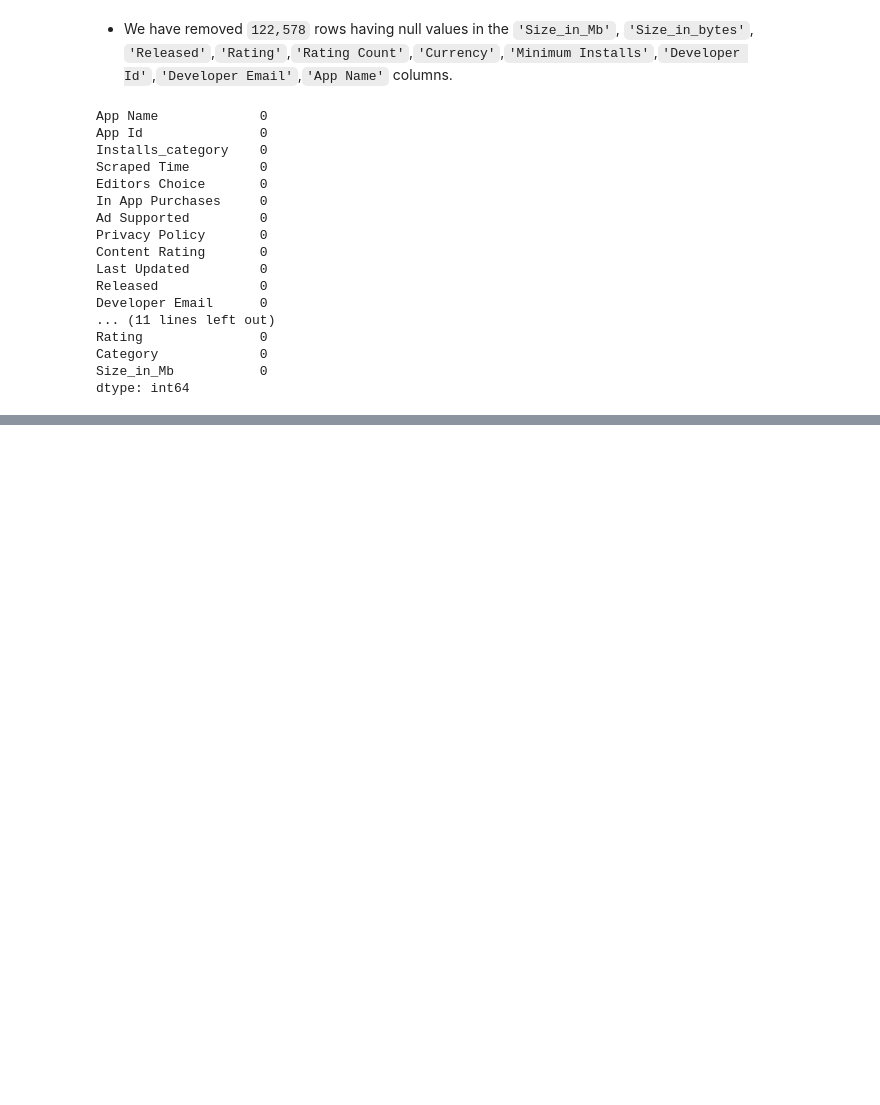
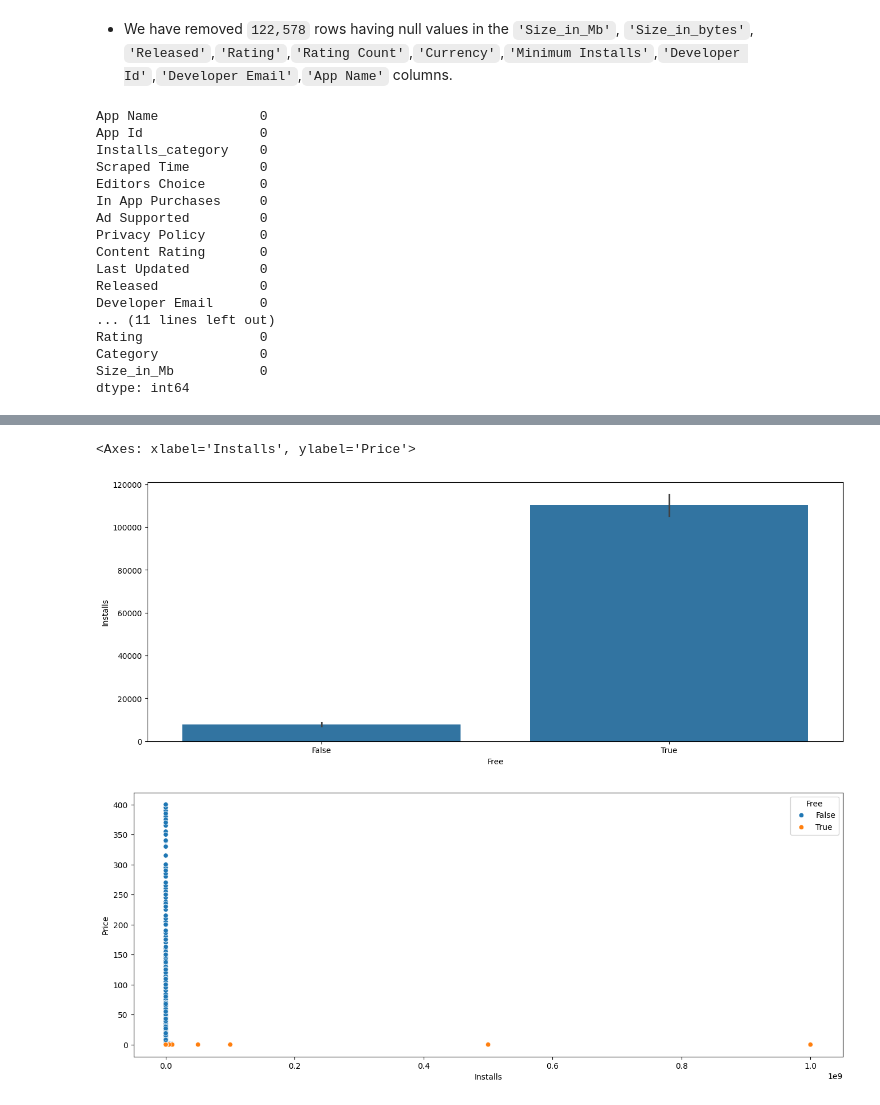
Before and after one commit to Danish12365/AI-and-Data-Science-6-Months, a Jupyter notebook: day_17/Google-Playstore2.ipynb, the cells around one changed output, grey strips where cells are left out. Saved outputs shown, nothing was run; the diff lists cells and outputs as text; code cells hidden in the pictures; blank space fills up the shorter version.

```diff
--- a/day_17/Google-Playstore2.ipynb
+++ b/day_17/Google-Playstore2.ipynb
@@ -741,0 +903,7 @@ dtype: int64
+# %%
+# rename the column name 'Size' to 'Size_in_bytes'
+df.rename(columns={'Free': 'Type'}, inplace=True)
+# %%
+# Replace empty strings with '0'
+df['Type'] = df['Type'].replace('True', 'Free')
+df['Type'] = df['Type'].replace('False', 'Paid')
@@ -741,0 +919,12 @@ dtype: int64
+# %%
+# plot number of installs for free vs paid apps make a bar plot
+plt.figure(figsize=(16, 6)) # make figure size
+sns.barplot(x='Free', y='Installs', data=df) # plot the bar plot
+
+# show scatter plot as well where x-axis is Installs and y-axis is Price and hue is Type
+plt.figure(figsize=(16, 6)) # make figure size
+sns.scatterplot(x='Installs', y='Price', hue='Type', data=df) # plot the scatter plot
+# %% [output]
+<Axes: xlabel='Installs', ylabel='Price'>
+[figure, added]
+[figure, added]
```
Also changed, not shown: parts of 34 cells of this notebook, 7 other files.
